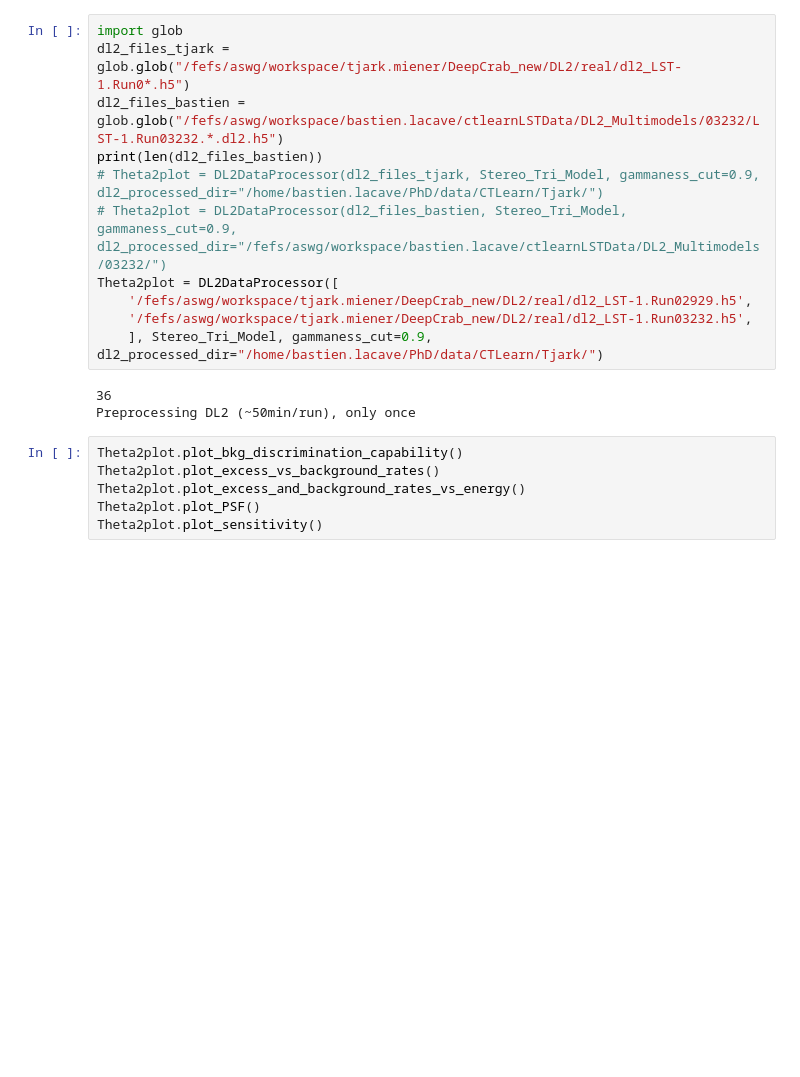
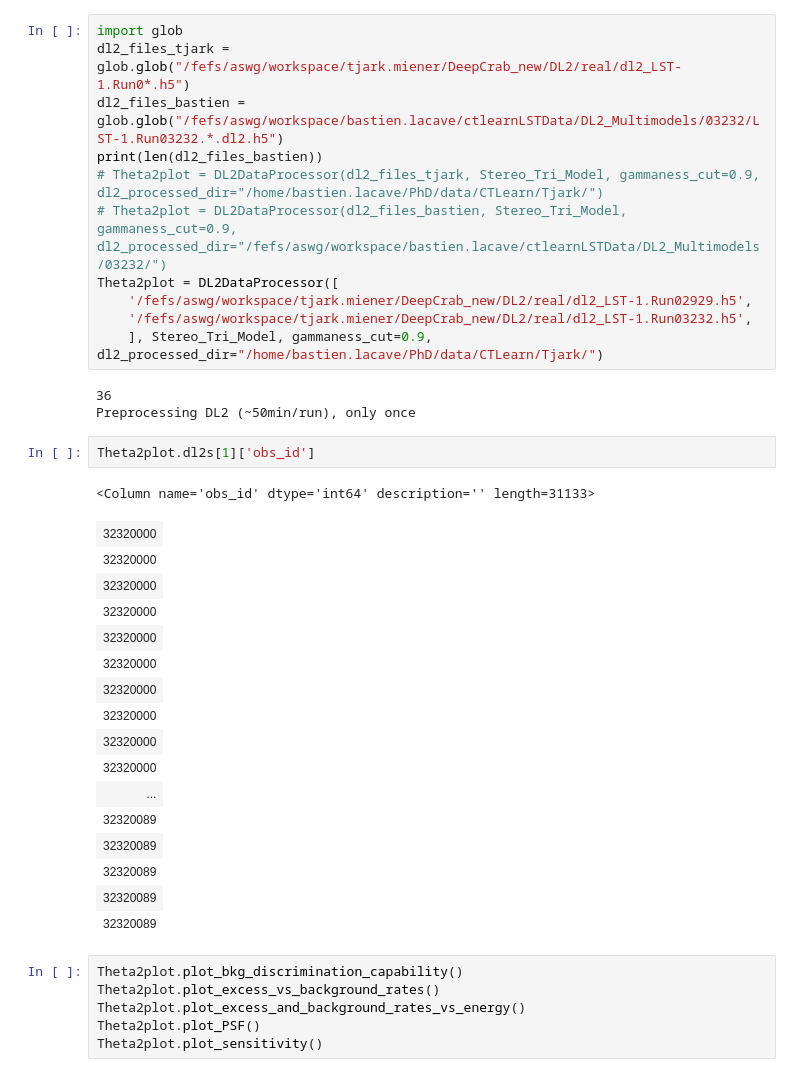
Before and after one commit to BastienLacave/CTLearn-Manager, a Jupyter notebook: notebooks/7_Theta2_Plot.ipynb, the cells around one changed output. Drawn from its saved outputs; the diff is of its cells as text; blank space fills up the shorter version.

```diff
--- a/notebooks/7_Theta2_Plot.ipynb
+++ b/notebooks/7_Theta2_Plot.ipynb
@@ -34,6 +34,26 @@ Theta2plot = DL2DataProcessor([
 # %% [output]
 36
 Preprocessing DL2 (~50min/run), only once
+# %%
+Theta2plot.dl2s[1]['obs_id']
+# %% [output]
+<Column name='obs_id' dtype='int64' description='' length=31133>
+| 32320000 |
+| 32320000 |
+| 32320000 |
+| 32320000 |
+| 32320000 |
+| 32320000 |
+| 32320000 |
+| 32320000 |
+| 32320000 |
+| 32320000 |
+| ... |
+| 32320089 |
+| 32320089 |
+| 32320089 |
+| 32320089 |
+| 32320089 |
 # %%
 Theta2plot.plot_bkg_discrimination_capability()
 Theta2plot.plot_excess_vs_background_rates()
```
Also changed, not shown: 5 other files.
